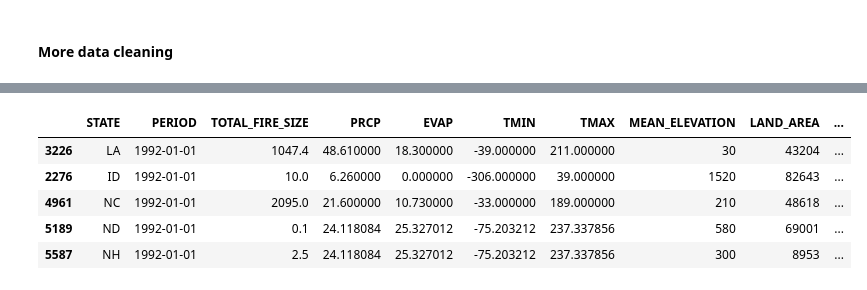
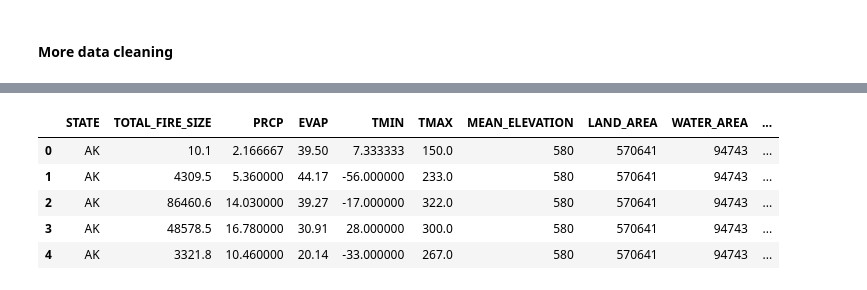
Before and after one commit to mflodzinski/Hackathon-Epoch, a Jupyter notebook: main.ipynb, the cells around one changed output, grey strips where cells are left out. Cells and saved outputs as stored; diff of their text form; code cells hidden in the pictures.

```diff
--- a/main.ipynb
+++ b/main.ipynb
@@ -69,6 +20,5 @@ wildfire_data.describe()
 # %%
-weather_wildfire_data = pd.merge(wildfire_data, weather_data, on=['STATE', 'PERIOD'], how='left')
+weather_wildfire_data = pd.merge(wildfire_data, weather_data, on=['STATE', 'PERIOD'], how='outer')
 print(len(weather_wildfire_data))
-# weather_wildfire_data.head()
 weather_wildfire_data.describe()
 # %% [output]
@@ -99,28 +63,26 @@ state_weather_wildfire_data.head()
 # %%
 import numpy as np
 
-dataset_loaded = state_weather_wildfire_data.copy()
-dataset_loaded = dataset_loaded.sort_values(by='PERIOD')
-dataset_loaded.head()
+dataset = state_weather_wildfire_data.copy()
+dataset.head()
 
 # convert date to sin encoded month / convert strings to numeric
-dataset_loaded['PERIOD'] = pd.to_datetime(dataset_loaded['PERIOD'], format='%Y-%m')
-dataset_loaded['MONTH'] = dataset_loaded['PERIOD'].dt.month
-dataset_loaded['YEAR'] = dataset_loaded['PERIOD'].dt.year
-dataset_loaded['MONTH_SIN'] = np.sin(2 * np.pi * dataset_loaded['MONTH'] / 12)
-dataset_loaded['PERCENTAGE_FEDERAL_LAND'] = pd.to_numeric(
-    dataset_loaded['PERCENTAGE_FEDERAL_LAND'].astype(str).str.rstrip('%').astype(float),
+dataset['PERIOD'] = pd.to_datetime(dataset['PERIOD'], format='%Y-%m')
+dataset['MONTH'] = dataset['PERIOD'].dt.month
+dataset['YEAR'] = dataset['PERIOD'].dt.year
+dataset['MONTH_SIN'] = np.sin(2 * np.pi * dataset['MONTH'] / 12)
+dataset['PERCENTAGE_FEDERAL_LAND'] = pd.to_numeric(
+    dataset['PERCENTAGE_FEDERAL_LAND'].astype(str).str.rstrip('%').astype(float),
     errors='coerce'
 )
 
-
-dataset_loaded.head()
-dataset_loaded.describe()
+dataset.head()
+dataset.describe()
 
 target_feature = 'MONTH'
 features_to_check = ['PRCP', 'EVAP', 'TMIN', 'TMAX']
 
-null_counts_by_target = dataset_loaded.groupby(target_feature)[features_to_check].apply(lambda group: group.isnull().sum())
+null_counts_by_target = dataset.groupby(target_feature)[features_to_check].apply(lambda group: group.isnull().sum())
 print("\nNull counts in defined features for each target value:")
 print(null_counts_by_target)
 # %% [output]
@@ -142,13 +104,13 @@ MONTH
 # %%
 for feature in features_to_check:
     # First, fill missing values using averages computed by month and state
-    group_avg_ms = dataset_loaded.groupby(['MONTH', 'STATE'])[feature].transform('mean')
-    dataset_loaded[feature].fillna(group_avg_ms, inplace=True)
+    group_avg_ms = dataset.groupby(['MONTH', 'STATE'])[feature].transform('mean')
+    dataset[feature].fillna(group_avg_ms, inplace=True)
 
     # If there are still missing values, fill them using monthly averages
-    if dataset_loaded[feature].isna().sum() > 0:
-        group_avg_month = dataset_loaded.groupby('MONTH')[feature].transform('mean')
-        dataset_loaded[feature].fillna(group_avg_month, inplace=True)
+    if dataset[feature].isna().sum() > 0:
+        group_avg_month = dataset.groupby('MONTH')[feature].transform('mean')
+        dataset[feature].fillna(group_avg_month, inplace=True)
         print(f"Missing values for {feature} filled with monthly averages as fallback.")
     else:
         print(f"Missing values for {feature} filled with monthly-state averages.")
@@ -218,0 +159,3 @@ MONTH
+# %%
+dataset = dataset.drop(columns=['PERIOD'])
+dataset.describe()
@@ -219,9 +172,9 @@ MONTH
 # %%
-dataset_loaded.head()
+dataset.head()
 # %% [output]
-|  | STATE | PERIOD | TOTAL_FIRE_SIZE | PRCP | EVAP | TMIN | TMAX | MEAN_ELEVATION | LAND_AREA | ... |
-| 3226 | LA | 1992-01-01 | 1047.4 | 48.610000 | 18.300000 | -39.000000 | 211.000000 | 30 | 43204 | ... |
-| 2276 | ID | 1992-01-01 | 10.0 | 6.260000 | 0.000000 | -306.000000 | 39.000000 | 1520 | 82643 | ... |
-| 4961 | NC | 1992-01-01 | 2095.0 | 21.600000 | 10.730000 | -33.000000 | 189.000000 | 210 | 48618 | ... |
-| 5189 | ND | 1992-01-01 | 0.1 | 24.118084 | 25.327012 | -75.203212 | 237.337856 | 580 | 69001 | ... |
-| 5587 | NH | 1992-01-01 | 2.5 | 24.118084 | 25.327012 | -75.203212 | 237.337856 | 300 | 8953 | ... |
+|  | STATE | TOTAL_FIRE_SIZE | PRCP | EVAP | TMIN | TMAX | MEAN_ELEVATION | LAND_AREA | WATER_AREA | ... |
+| 0 | AK | 10.1 | 2.166667 | 39.50 | 7.333333 | 150.0 | 580 | 570641 | 94743 | ... |
+| 1 | AK | 4309.5 | 5.360000 | 44.17 | -56.000000 | 233.0 | 580 | 570641 | 94743 | ... |
+| 2 | AK | 86460.6 | 14.030000 | 39.27 | -17.000000 | 322.0 | 580 | 570641 | 94743 | ... |
+| 3 | AK | 48578.5 | 16.780000 | 30.91 | 28.000000 | 300.0 | 580 | 570641 | 94743 | ... |
+| 4 | AK | 3321.8 | 10.460000 | 20.14 | -33.000000 | 267.0 | 580 | 570641 | 94743 | ... |
```
Also changed, not shown: parts of 21 cells of this notebook, 1 other file.
